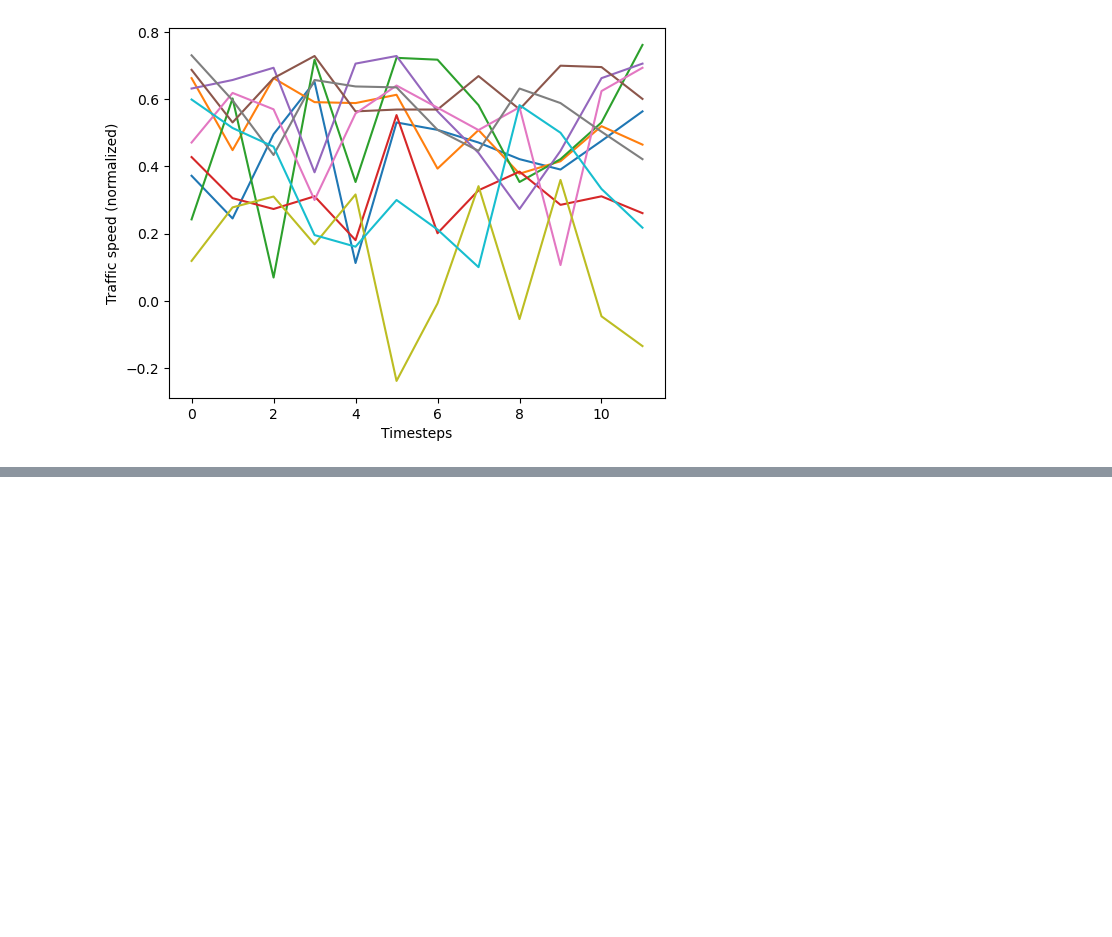
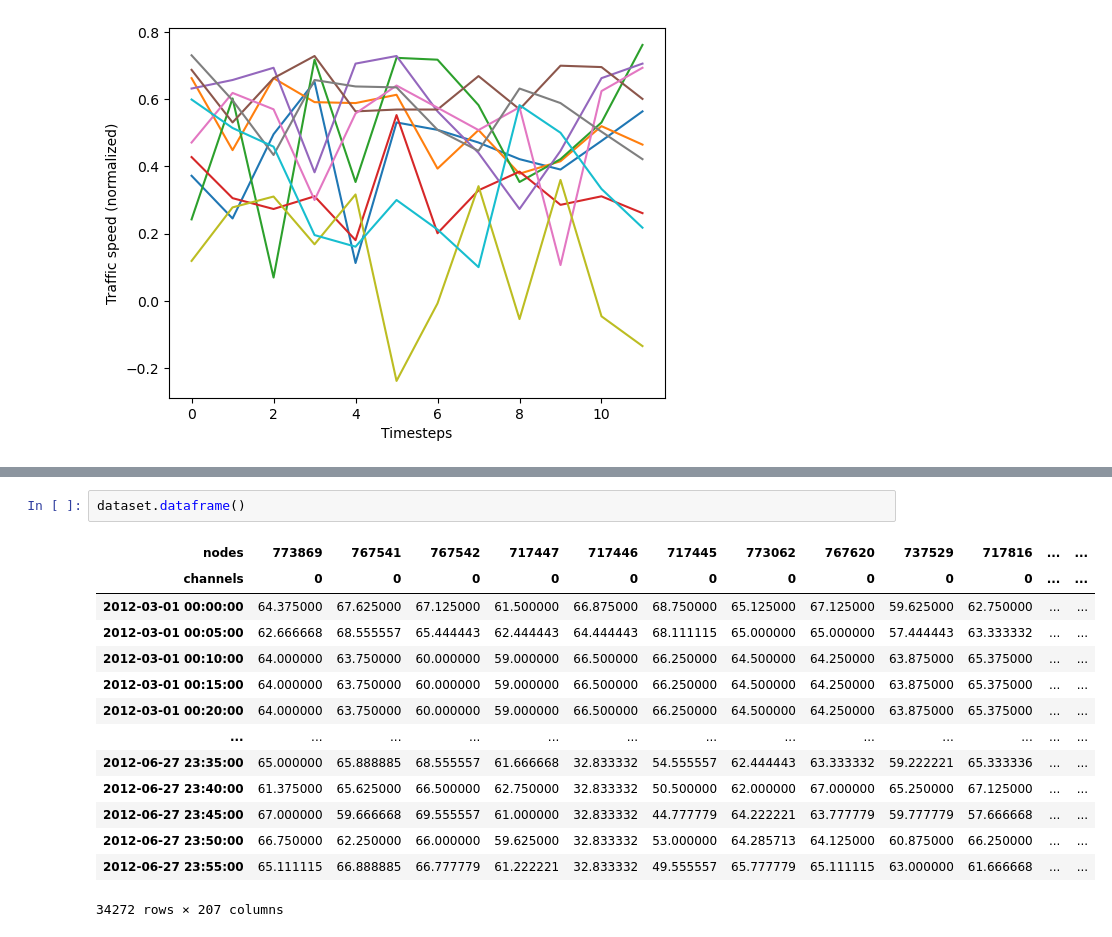
Before and after one commit to Mu-Bilal/Temporal-Graph-MLP-Mixer, a Jupyter notebook: src/TGMM-1/dev/dataset_understanding.ipynb, the cells around one changed output, grey strips where cells are left out. Cells and saved outputs as stored; diff of their text form; blank space fills up the shorter version.

Commit message:
Changed dataset pipeline to fully HDTTS

```diff
--- a/src/TGMM-1/dev/dataset_understanding.ipynb
+++ b/src/TGMM-1/dev/dataset_understanding.ipynb
@@ -157,0 +302,17 @@ plt.show()
+# %%
+dataset.dataframe()
+# %% [output]
+| nodes | 773869 | 767541 | 767542 | 717447 | 717446 | 717445 | 773062 | 767620 | 737529 | 717816 | ... | ... |
+| channels | 0 | 0 | 0 | 0 | 0 | 0 | 0 | 0 | 0 | 0 | ... | ... |
+| 2012-03-01 00:00:00 | 64.375000 | 67.625000 | 67.125000 | 61.500000 | 66.875000 | 68.750000 | 65.125000 | 67.125000 | 59.625000 | 62.750000 | ... | ... |
+| 2012-03-01 00:05:00 | 62.666668 | 68.555557 | 65.444443 | 62.444443 | 64.444443 | 68.111115 | 65.000000 | 65.000000 | 57.444443 | 63.333332 | ... | ... |
+| 2012-03-01 00:10:00 | 64.000000 | 63.750000 | 60.000000 | 59.000000 | 66.500000 | 66.250000 | 64.500000 | 64.250000 | 63.875000 | 65.375000 | ... | ... |
+| 2012-03-01 00:15:00 | 64.000000 | 63.750000 | 60.000000 | 59.000000 | 66.500000 | 66.250000 | 64.500000 | 64.250000 | 63.875000 | 65.375000 | ... | ... |
+| 2012-03-01 00:20:00 | 64.000000 | 63.750000 | 60.000000 | 59.000000 | 66.500000 | 66.250000 | 64.500000 | 64.250000 | 63.875000 | 65.375000 | ... | ... |
+| ... | ... | ... | ... | ... | ... | ... | ... | ... | ... | ... | ... | ... |
+| 2012-06-27 23:35:00 | 65.000000 | 65.888885 | 68.555557 | 61.666668 | 32.833332 | 54.555557 | 62.444443 | 63.333332 | 59.222221 | 65.333336 | ... | ... |
+| 2012-06-27 23:40:00 | 61.375000 | 65.625000 | 66.500000 | 62.750000 | 32.833332 | 50.500000 | 62.000000 | 67.000000 | 65.250000 | 67.125000 | ... | ... |
+| 2012-06-27 23:45:00 | 67.000000 | 59.666668 | 69.555557 | 61.000000 | 32.833332 | 44.777779 | 64.222221 | 63.777779 | 59.777779 | 57.666668 | ... | ... |
+| 2012-06-27 23:50:00 | 66.750000 | 62.250000 | 66.000000 | 59.625000 | 32.833332 | 53.000000 | 64.285713 | 64.125000 | 60.875000 | 66.250000 | ... | ... |
+| 2012-06-27 23:55:00 | 65.111115 | 66.888885 | 66.777779 | 61.222221 | 32.833332 | 49.555557 | 65.777779 | 65.111115 | 63.000000 | 61.666668 | ... | ... |
+34272 rows × 207 columns
```
Also changed, not shown: parts of 10 cells of this notebook, 17 other files.
